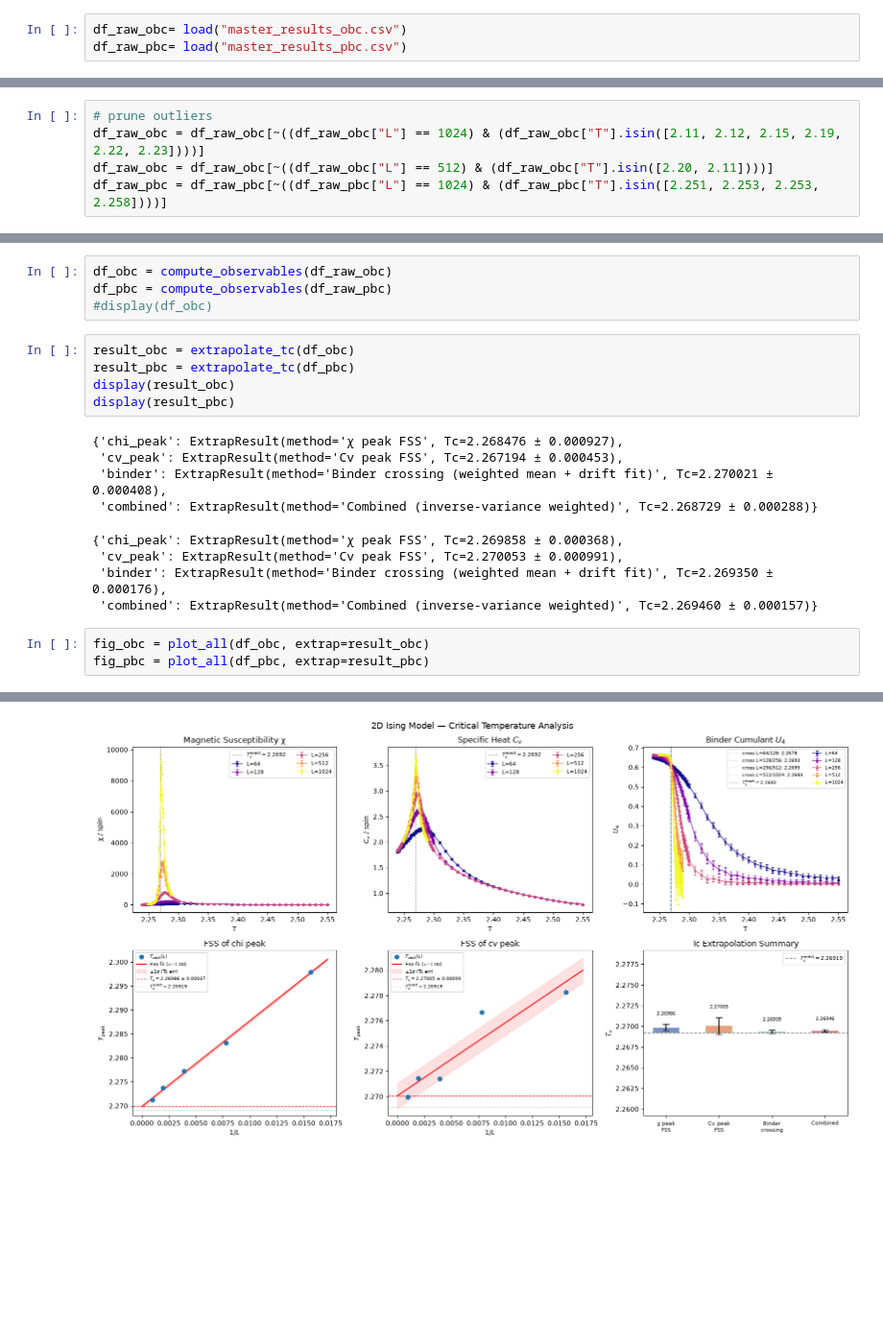
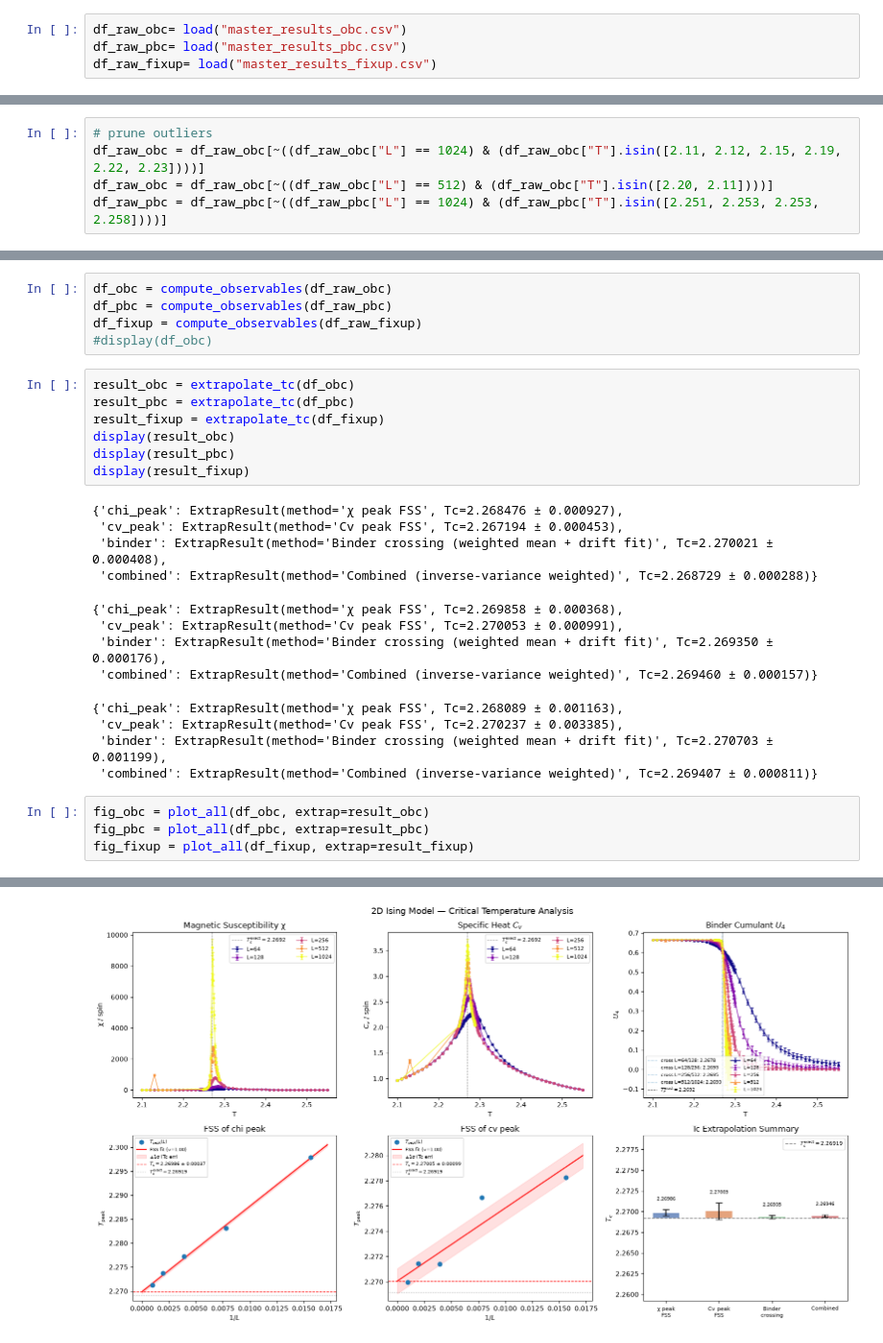
Before and after one commit to stevelonny/ising, a Jupyter notebook: analisi.ipynb, the cells around one changed output, grey strips where cells are left out. Shown at 96% size. Drawn from its saved outputs; the diff is of its cells as text; blank space fills up the shorter version.

```diff
--- a/analisi.ipynb
+++ b/analisi.ipynb
@@ -6,5 +6,6 @@ from IPython.display import display
 # %%
 df_raw_obc= load("master_results_obc.csv")
 df_raw_pbc= load("master_results_pbc.csv")
+df_raw_fixup= load("master_results_fixup.csv")
 # %% [output]
   Note: 329 / 484 rows have is_thermalized == 0 (retained by default).
@@ -57,12 +54,15 @@ display(df_raw_pbc[df_raw_pbc["L"] == 1024].sort_values("T"))
 # %%
 df_obc = compute_observables(df_raw_obc)
 df_pbc = compute_observables(df_raw_pbc)
+df_fixup = compute_observables(df_raw_fixup)
 #display(df_obc)
 # %%
 result_obc = extrapolate_tc(df_obc)
 result_pbc = extrapolate_tc(df_pbc)
+result_fixup = extrapolate_tc(df_fixup)
 display(result_obc)
 display(result_pbc)
+display(result_fixup)
 # %% [output]
 {'chi_peak': ExtrapResult(method='χ peak FSS', Tc=2.268476 ± 0.000927),
  'cv_peak': ExtrapResult(method='Cv peak FSS', Tc=2.267194 ± 0.000453),
@@ -72,9 +72,14 @@ display(result_pbc)
  'cv_peak': ExtrapResult(method='Cv peak FSS', Tc=2.270053 ± 0.000991),
  'binder': ExtrapResult(method='Binder crossing (weighted mean + drift fit)', Tc=2.269350 ± 0.000176),
  'combined': ExtrapResult(method='Combined (inverse-variance weighted)', Tc=2.269460 ± 0.000157)}
+{'chi_peak': ExtrapResult(method='χ peak FSS', Tc=2.268089 ± 0.001163),
+ 'cv_peak': ExtrapResult(method='Cv peak FSS', Tc=2.270237 ± 0.003385),
+ 'binder': ExtrapResult(method='Binder crossing (weighted mean + drift fit)', Tc=2.270703 ± 0.001199),
+ 'combined': ExtrapResult(method='Combined (inverse-variance weighted)', Tc=2.269407 ± 0.000811)}
 # %%
 fig_obc = plot_all(df_obc, extrap=result_obc)
 fig_pbc = plot_all(df_pbc, extrap=result_pbc)
+fig_fixup = plot_all(df_fixup, extrap=result_fixup)
 # %% [output]
 [figure]
-[figure, old version]
+[figure, new version]
```
Also changed, not shown: parts of 4 cells of this notebook, 10 other files.
